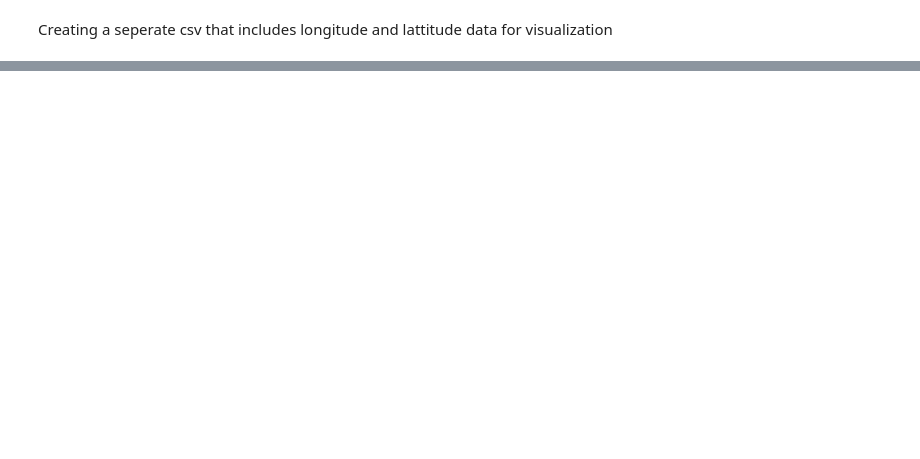
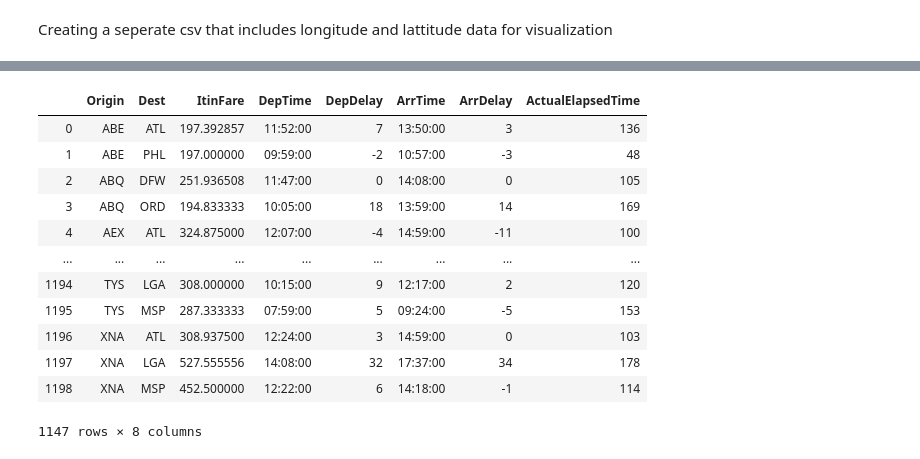
Before and after one commit to ThomPetrus/Flight-Graph-Project, a Jupyter notebook: processDataSetsToAveraged.ipynb, the cells around one changed output, grey strips where cells are left out. Cells and saved outputs as stored; diff of their text form; code cells hidden in the pictures; blank space fills up the shorter version.

```diff
--- a/processDataSetsToAveraged.ipynb
+++ b/processDataSetsToAveraged.ipynb
@@ -208,24 +198,0 @@ Just to make working with the data easier I'll convert the times to actual time
-# %%
-df['DepTime'] = df['DepTime'].astype(int)
-df['DepDelay'] = df['DepDelay'].astype(int)
-df['ArrTime'] = df['ArrTime'].astype(int)
-df['DepDelay'] = df['DepDelay'].astype(int)
-df['ArrDelay'] = df['ArrDelay'].astype(int)
-df['ActualElapsedTime'] = df['ActualElapsedTime'].astype(int)
-
-def help(time):
-    if time >= 2400:
-        time -= 100
-    if time < 100:
-        time = 100
-    str_time = str(time)
-
-    if len(str_time) < 4:
-        return dt.time(hour=int(str_time[0]), minute=int(str_time[1:3]))
-    else:
-        return dt.time(hour=int(str_time[0:2]), minute=int(str_time[2:4]))
-
-def converTime(df, col):
-    return pd.Series(
-        [ help(time) for time in df[col] ]
-    )
@@ -303,2 +294,20 @@ locations.head()
 # %%
 locations.to_csv(os.getcwd() + '\\Data\\processed\\airportLocations.csv', index=False)
+# %%
+df = df[(df['Origin'].isin(locations['Origin']))&(df['Dest'].isin(locations['Origin']))]
+df.to_csv(os.getcwd() + '\\Data\\processed\\flightData.csv', index=False)
+df
+# %% [output]
+|  | Origin | Dest | ItinFare | DepTime | DepDelay | ArrTime | ArrDelay | ActualElapsedTime |
+| 0 | ABE | ATL | 197.392857 | 11:52:00 | 7 | 13:50:00 | 3 | 136 |
+| 1 | ABE | PHL | 197.000000 | 09:59:00 | -2 | 10:57:00 | -3 | 48 |
+| 2 | ABQ | DFW | 251.936508 | 11:47:00 | 0 | 14:08:00 | 0 | 105 |
+| 3 | ABQ | ORD | 194.833333 | 10:05:00 | 18 | 13:59:00 | 14 | 169 |
+| 4 | AEX | ATL | 324.875000 | 12:07:00 | -4 | 14:59:00 | -11 | 100 |
+| ... | ... | ... | ... | ... | ... | ... | ... | ... |
+| 1194 | TYS | LGA | 308.000000 | 10:15:00 | 9 | 12:17:00 | 2 | 120 |
+| 1195 | TYS | MSP | 287.333333 | 07:59:00 | 5 | 09:24:00 | -5 | 153 |
+| 1196 | XNA | ATL | 308.937500 | 12:24:00 | 3 | 14:59:00 | 0 | 103 |
+| 1197 | XNA | LGA | 527.555556 | 14:08:00 | 32 | 17:37:00 | 34 | 178 |
+| 1198 | XNA | MSP | 452.500000 | 12:22:00 | 6 | 14:18:00 | -1 | 114 |
+1147 rows × 8 columns
```
Also changed, not shown: parts of 12 cells of this notebook, 1 other file.
